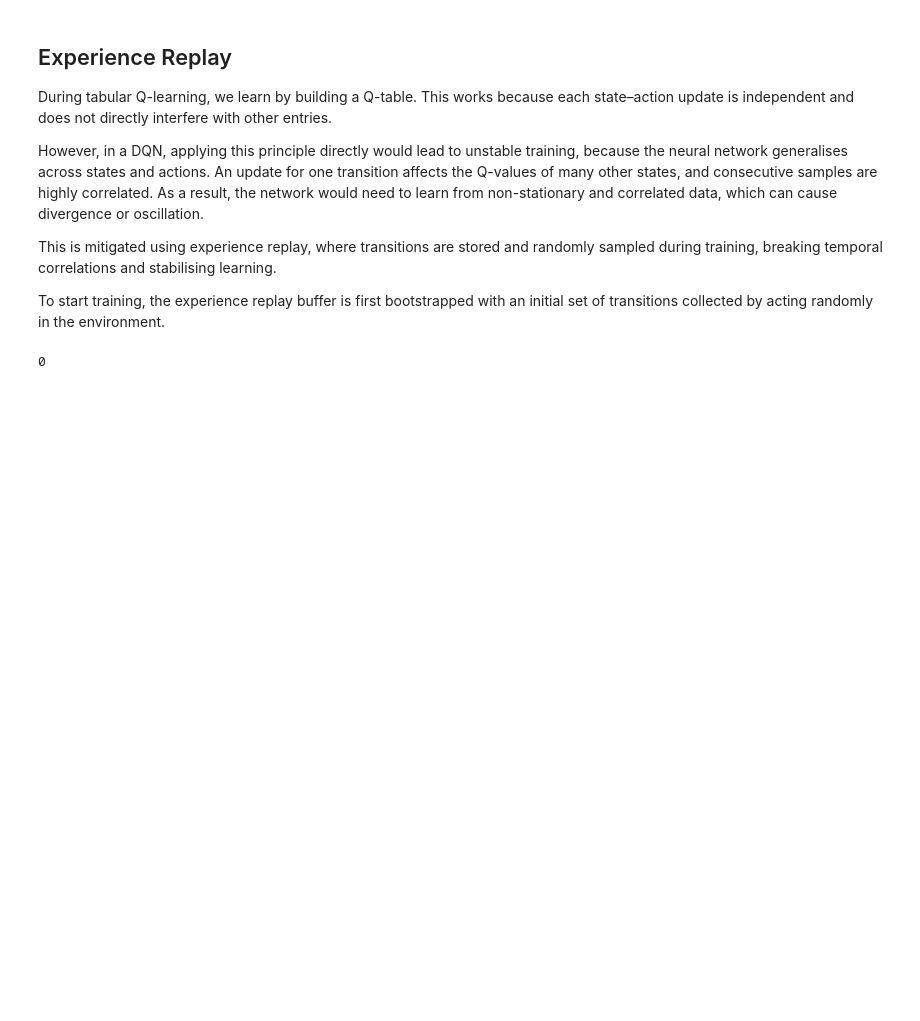
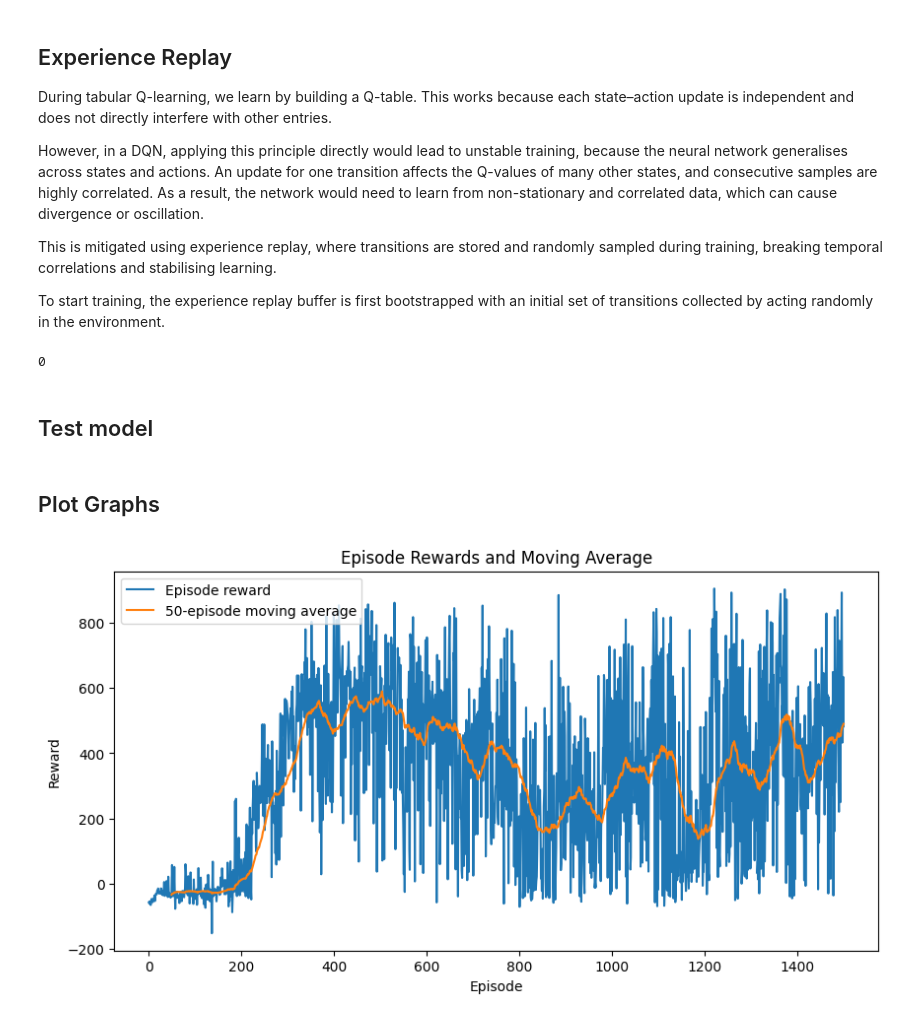
Before and after one commit to subeenregmi/racingrl, a Jupyter notebook: src/main.ipynb, the cells around one changed output. Saved outputs shown, nothing was run; the diff lists cells and outputs as text; code cells hidden in the pictures; blank space fills up the shorter version.

Commit message:
feat: videos, results, etc

```diff
--- a/src/main.ipynb
+++ b/src/main.ipynb
@@ -244 +245,3 @@ for e in range(EPISODES):
 torch.save(q_network.state_dict(), "model.pth")
+# %% [markdown]
+## Test model
@@ -244,0 +285,30 @@ torch.save(q_network.state_dict(), "model.pth")
+# %% [markdown]
+## Plot Graphs
+# %%
+import matplotlib.pyplot as plt
+import numpy as np
+
+with open("results.txt", "r") as f:
+    rewards = [float(line.strip()) for line in f if line.strip()]
+
+# 2️⃣ Compute moving average
+def moving_average(x, window=50):
+    return np.convolve(x, np.ones(window)/window, mode="valid")
+
+avg_rewards = moving_average(rewards, window=50)
+
+# 3️⃣ Prepare x-axis
+episodes = np.arange(len(rewards))
+avg_episodes = np.arange(49, len(rewards))  # moving_average shortens the array
+
+# 4️⃣ Plot
+plt.figure(figsize=(10,5))
+plt.plot(episodes, rewards, label="Episode reward")
+plt.plot(avg_episodes, avg_rewards, label="50-episode moving average")
+plt.xlabel("Episode")
+plt.ylabel("Reward")
+plt.title("Episode Rewards and Moving Average")
+plt.legend()
+plt.show()
+# %% [output]
+[figure, added]
```
Also changed, not shown: parts of 2 cells of this notebook, 16 other files.
